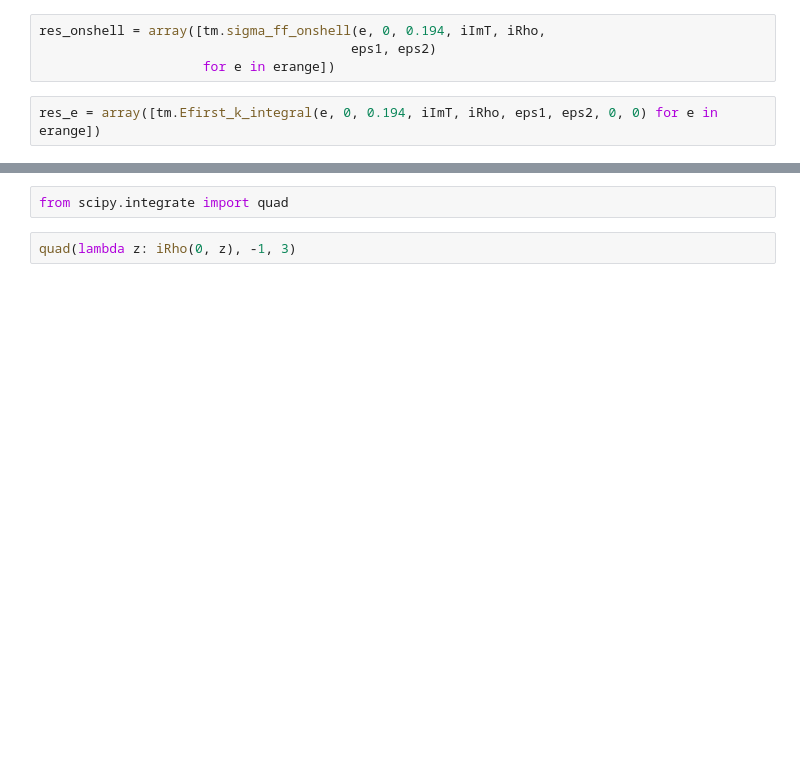
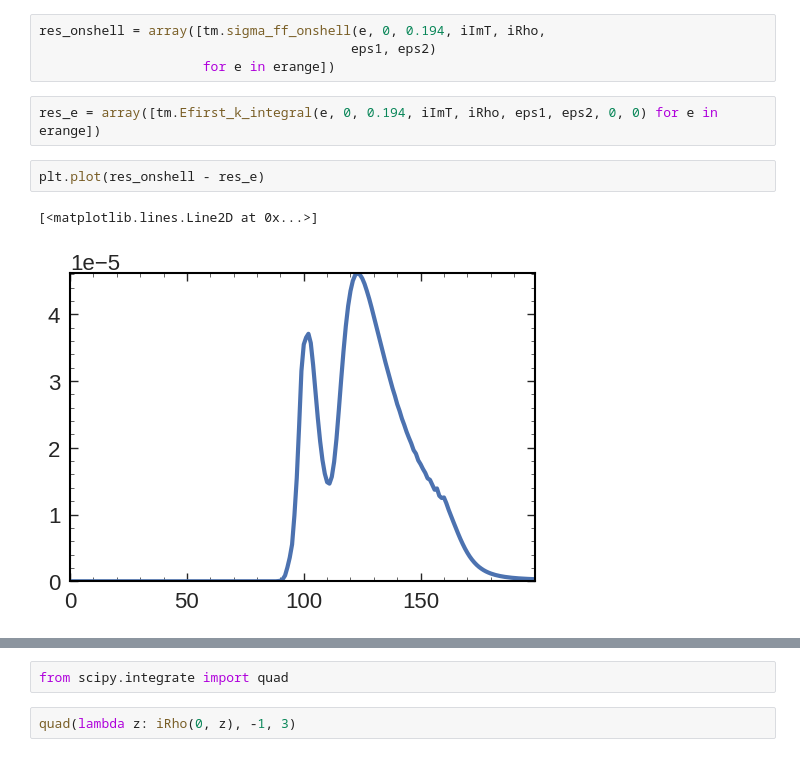
Before and after one commit to k-maslov/TMQGP, a Jupyter notebook: FromZhanduo/CompareZhanduo.ipynb, the cells around one changed output, grey strips where cells are left out. Drawn from its saved outputs; the diff is of its cells as text; blank space fills up the shorter version.

```diff
--- a/FromZhanduo/CompareZhanduo.ipynb
+++ b/FromZhanduo/CompareZhanduo.ipynb
@@ -177,6 +190,11 @@ res_onshell = array([tm.sigma_ff_onshell(e, 0, 0.194, iImT, iRho,
                      for e in erange])
 # %%
 res_e = array([tm.Efirst_k_integral(e, 0, 0.194, iImT, iRho, eps1, eps2, 0, 0) for e in erange])
+# %%
+plt.plot(res_onshell - res_e)
+# %% [output]
+[<matplotlib.lines.Line2D at 0x...>]
+[figure, added]
 # %%
 # plt.plot(erange_SF, 2*4*pi*2*pi*res/6*4, label=r'$(4\pi)(2\pi) \Sigma^{KM}$', ls='--')
 plt.plot(erange, 3*4*pi*res_onshell/6*4, label=r'$\Sigma^{KM}$ on-shell')
```
Also changed, not shown: parts of 6 cells of this notebook, 1 other file.
